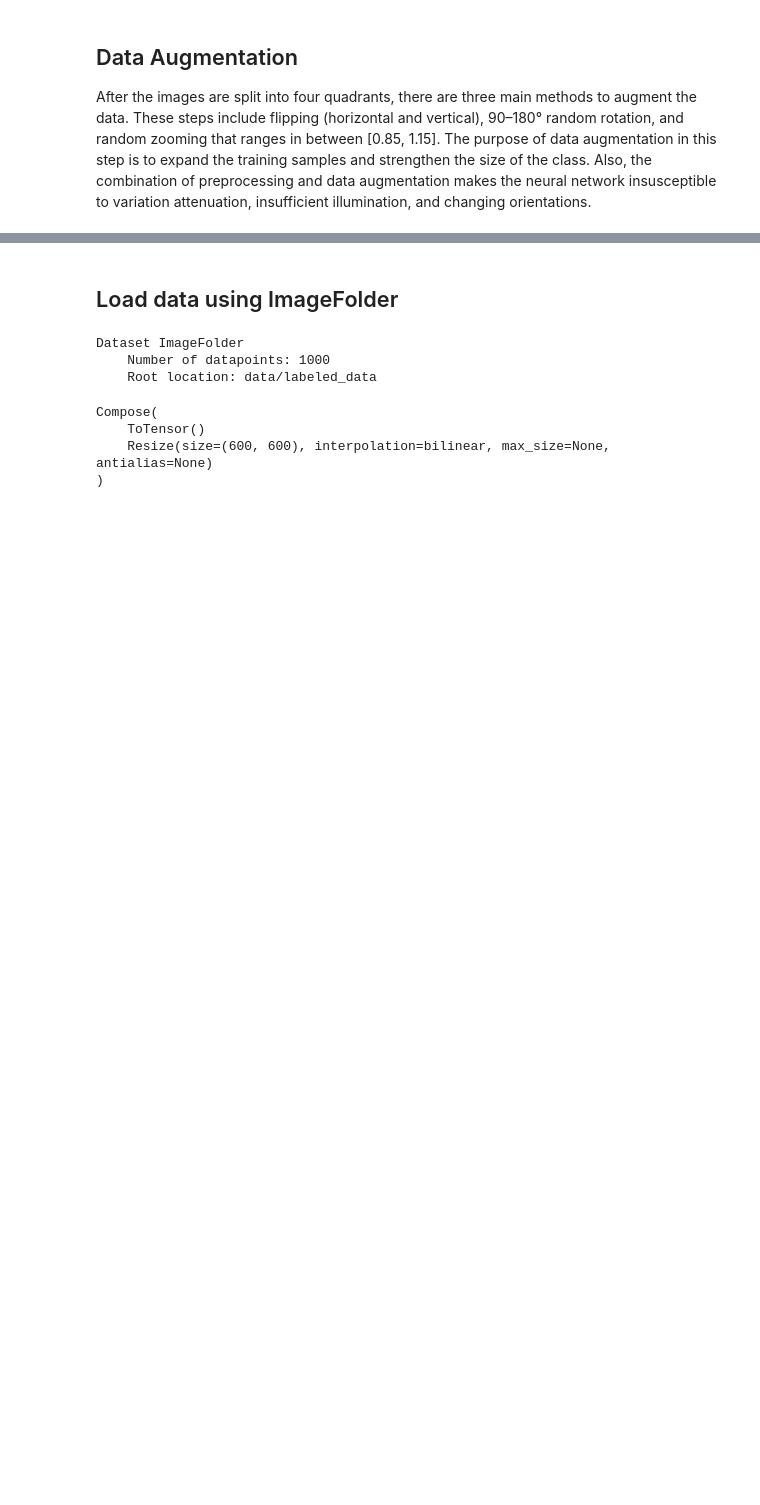
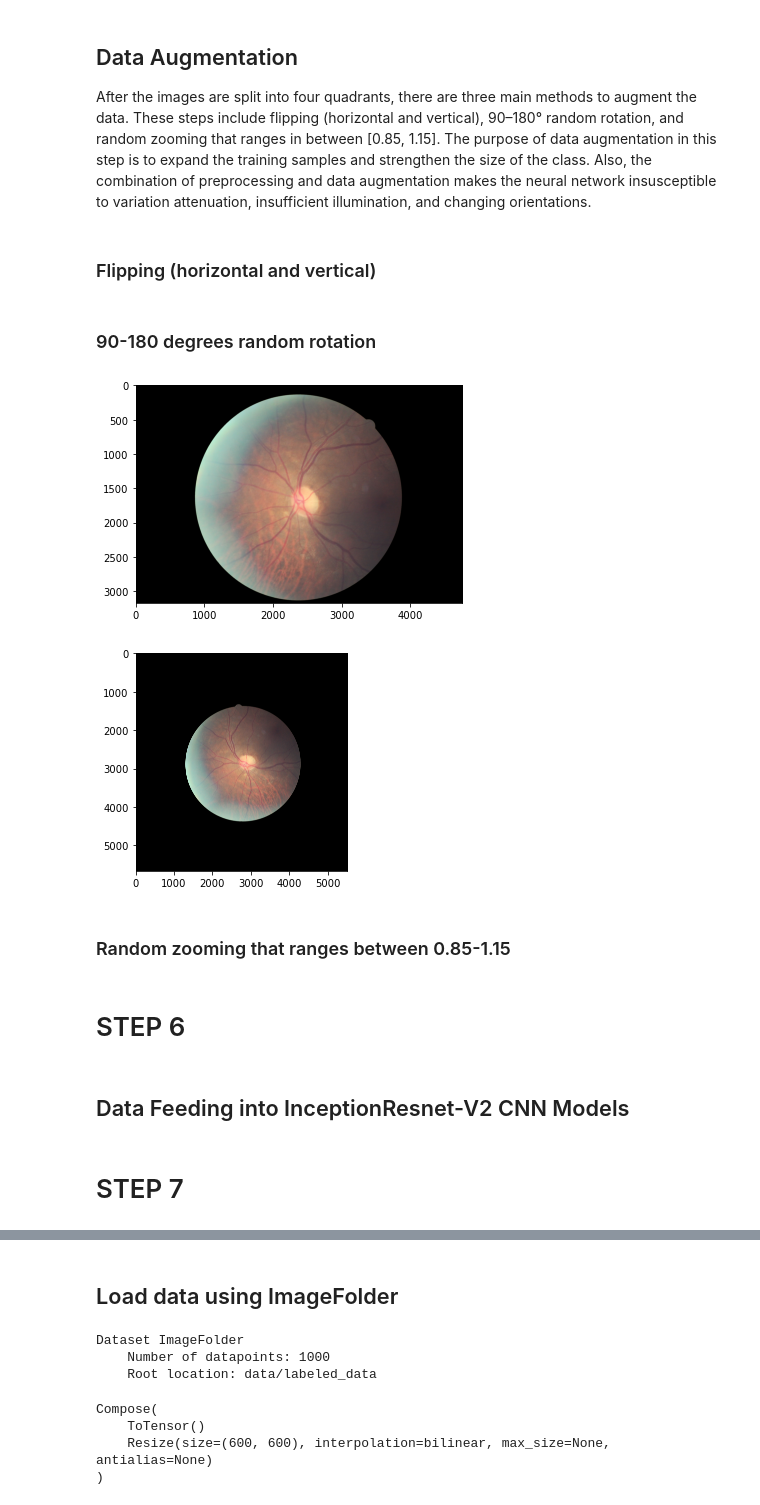
Before and after one commit to lykelly19/Computing-for-Health-and-Medicine-Final, a Jupyter notebook: DR Detection Group 9.ipynb, the cells around one changed output, grey strips where cells are left out. Cells and saved outputs as stored; diff of their text form; code cells hidden in the pictures; blank space fills up the shorter version.

```diff
--- a/DR Detection Group 9.ipynb
+++ b/DR Detection Group 9.ipynb
@@ -367,3 +421,32 @@ The next step is to divide the images into four quadrants so that it is easier t
 # %% [markdown]
 ## Data Augmentation
 After the images are split into four quadrants, there are three main methods to augment the data. These steps include flipping (horizontal and vertical), 90–180° random rotation, and random zooming that ranges in between [0.85, 1.15]. The purpose of data augmentation in this step is to expand the training samples and strengthen the size of the class. Also, the combination of preprocessing and data augmentation makes the neural network insusceptible to variation attenuation, insufficient illumination, and changing orientations.
+# %% [markdown]
+### Flipping (horizontal and vertical)
+# %% [markdown]
+### 90-180 degrees random rotation
+# %%
+# Source: http://crumbsofcode.com/rotating-images-python/
+import random
+
+img = Image.open('data/labeled_data/0/10_left.jpeg')
+plt.imshow(img)
+plt.show()
+
+rotate = random.randint(0, 360)  # Generates a random degree from 0 to 360
+output = img.rotate(rotate, expand=True)  # Rotates image to the selected amount
+# output.save("output%s.jpg" % count)  # Saves Every Rotation
+
+plt.imshow(output)
+plt.show()
+# %% [output]
+[figure, added]
+[figure, added]
+# %% [markdown]
+### Random zooming that ranges between 0.85-1.15
+# %% [markdown]
+# STEP 6
+# %% [markdown]
+## Data Feeding into InceptionResnet-V2 CNN Models
+# %% [markdown]
+# STEP 7
```
Also changed, not shown: parts of 16 cells of this notebook.
